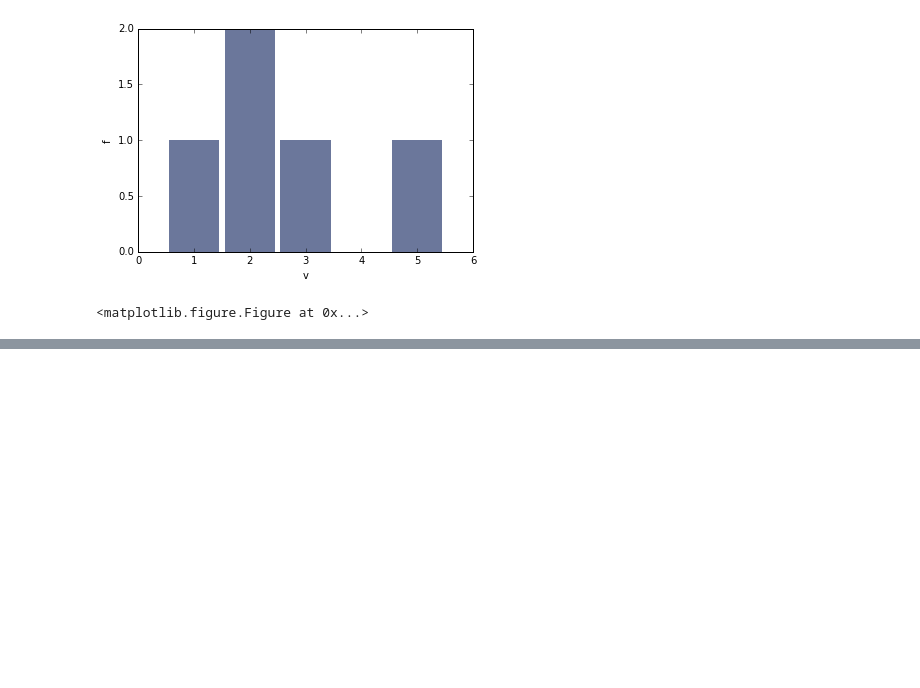
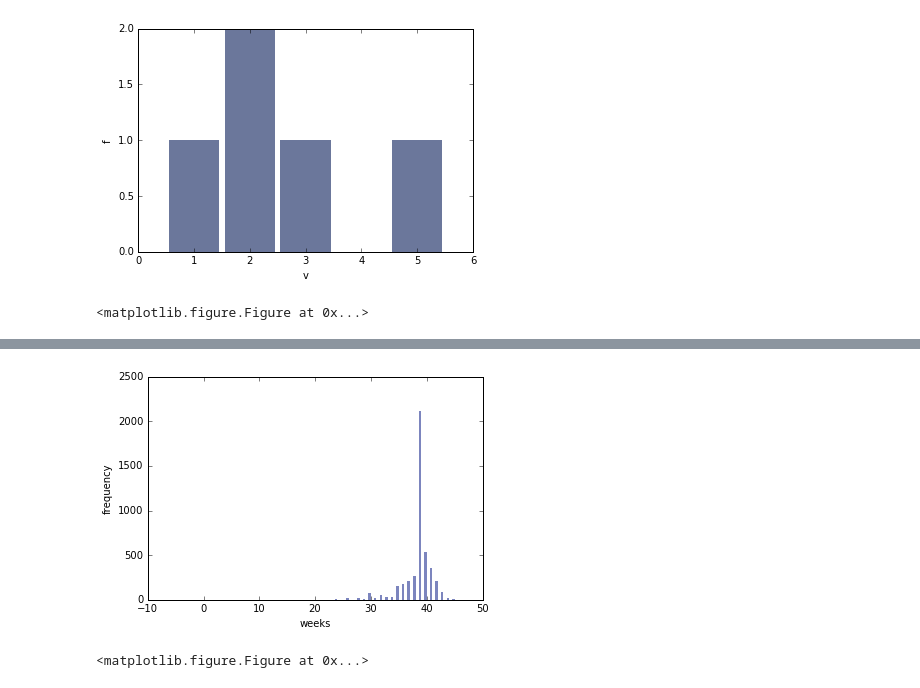
Before and after one commit to ara-ta3/ThinkStats2, a Jupyter notebook: code/Chapter2training.ipynb, the cells around one changed output, grey strips where cells are left out. Cells and saved outputs as stored; diff of their text form; code cells hidden in the pictures; blank space fills up the shorter version.

```diff
--- a/code/Chapter2training.ipynb
+++ b/code/Chapter2training.ipynb
@@ -63,0 +296,10 @@ thinkplot.Show(xlabel='v',ylabel='f')
+# %%
+firsts = live[live.birthord == 1]
+first_hist = thinkstats2.Hist(firsts.prglngth)
+width = 0.45
+thinkplot.PrePlot(2)
+thinkplot.Hist(first_hist, align='right', width=width)
+thinkplot.Show(xlabel='weeks', ylabel='frequency')
+# %% [output]
+[figure, added]
+<matplotlib.figure.Figure at 0x...>
```
Also changed, not shown: parts of 10 cells of this notebook, 3 other files.
